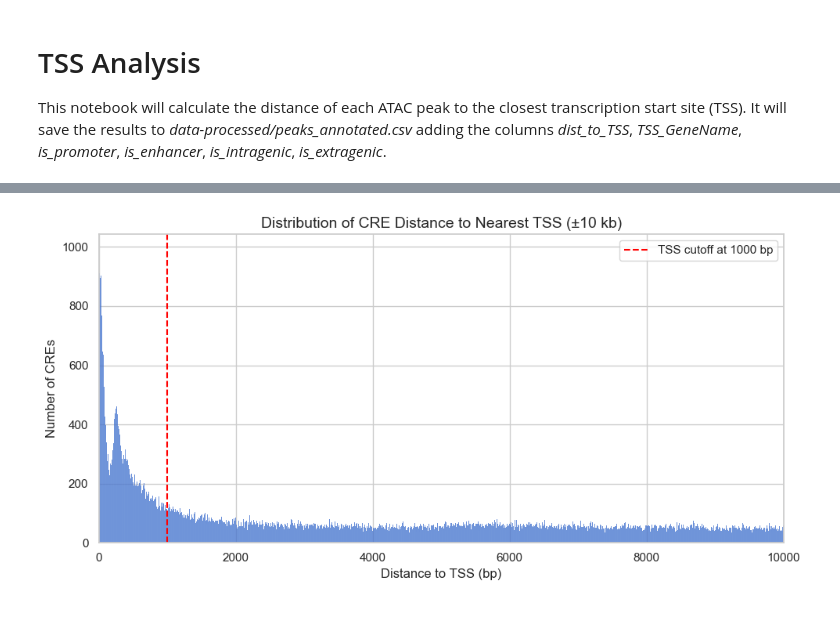
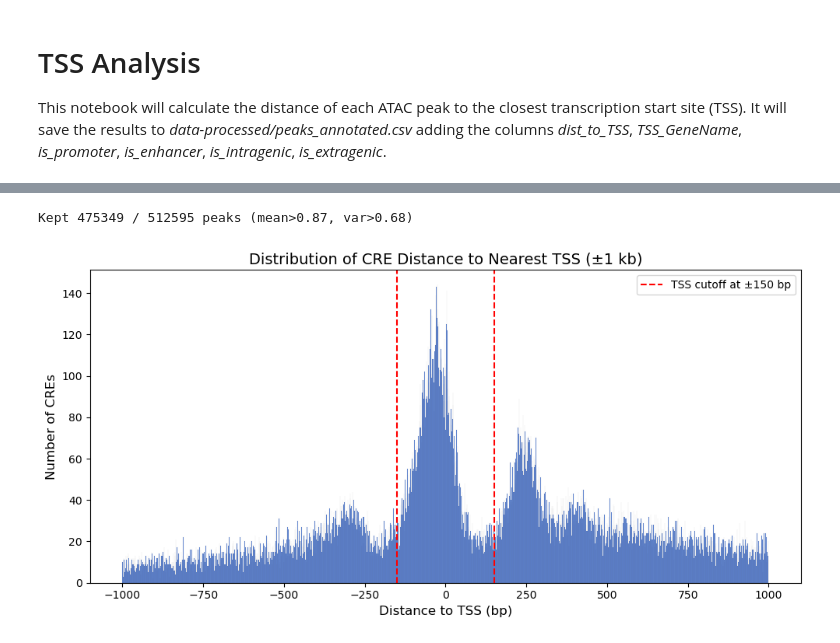
Before and after one commit to Topic2-Gene-Regulation-Immune-Cells/ILC-cells-Team4, a Jupyter notebook: 02_tss_analysis.ipynb, the cells around one changed output, grey strips where cells are left out. Saved outputs shown, nothing was run; the diff lists cells and outputs as text; code cells hidden in the pictures; blank space fills up the shorter version.

Commit message:
more plots

```diff
--- a/02_tss_analysis.ipynb
+++ b/02_tss_analysis.ipynb
@@ -130,20 +112,38 @@ plt.show()
+# %%
+# Compute per‐cell stats
+peaks["mean_access"] = atac.mean(axis=1, numeric_only=True).values
+peaks["var_access"]  = atac.var(axis=1, numeric_only=True).values
+peaks["cv_access"]   = atac.std(axis=1, numeric_only=True).values / (peaks["mean_access"] + 1e-6)
+
+# --- 3. Filter low-signal / low-variance peaks ---
+mean_thr = peaks["mean_access"].quantile(0.05)
+var_thr  = peaks["var_access"].quantile(0.05)
+filtered = peaks[(peaks["mean_access"] > mean_thr) & (peaks["var_access"] > var_thr)]
+print(f"Kept {len(filtered)} / {len(peaks)} peaks (mean>{mean_thr:.2f}, var>{var_thr:.2f})")
+
+# Define dataset we are working with
+#dataset = filtered
+dataset = peaks
+# %% [output]
+Kept 475349 / 512595 peaks (mean>0.87, var>0.68)
 # %%
 # Plot the distribution of distances to TSS
 # Remove NaNs and limit extreme values for better plot scale
-distances = peaks["dist_to_TSS"].dropna()
-distances = distances[distances.abs() <= 1e4]  # only +/-10 kb
+distances = dataset["dist_to_TSS"].dropna()
+distances = distances[distances.abs() <= 1e3]  # only +/-1 kb
 
 plt.figure(figsize=(10, 5))
 sns.histplot(distances, bins=2000, color="#3366cc")
 
-plt.axvline(1000, color="red", linestyle="--", label="TSS cutoff at 1000 bp")
-plt.xlim(0, 10000)
+plt.axvline(PROMOTER_CUTOFF, color="red", linestyle="--", label=f"TSS cutoff at ±{PROMOTER_CUTOFF} bp")
+plt.axvline(-PROMOTER_CUTOFF, color="red", linestyle="--")
+#plt.xlim(-1000, 1000)
 
-plt.title("Distribution of CRE Distance to Nearest TSS (±10 kb)", fontsize=14)
+plt.title("Distribution of CRE Distance to Nearest TSS (±1 kb)", fontsize=14)
 plt.xlabel("Distance to TSS (bp)", fontsize=12)
 plt.ylabel("Number of CREs", fontsize=12)
 plt.legend()
 plt.tight_layout()
 plt.show()
 # %% [output]
-[figure, old version]
+[figure, new version]
```
Also changed, not shown: parts of 17 cells of this notebook, 1 other file.
